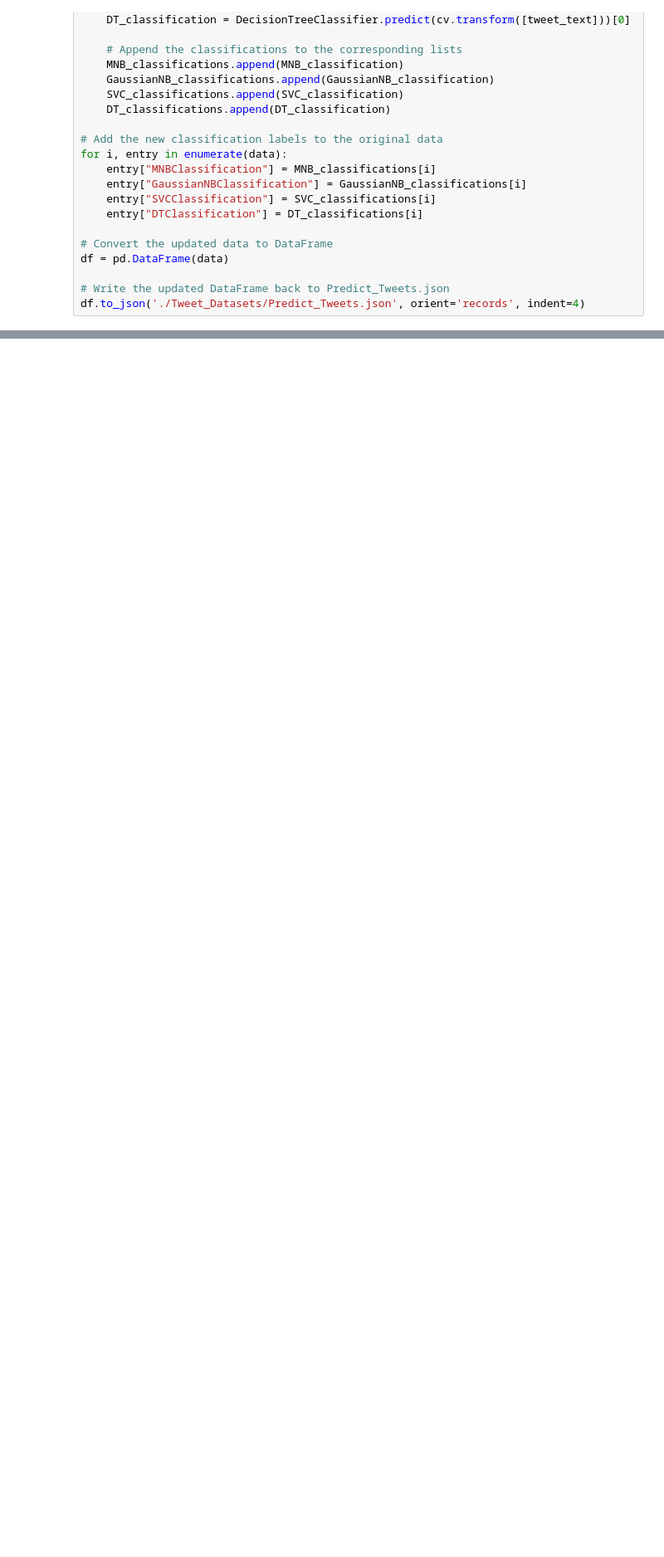
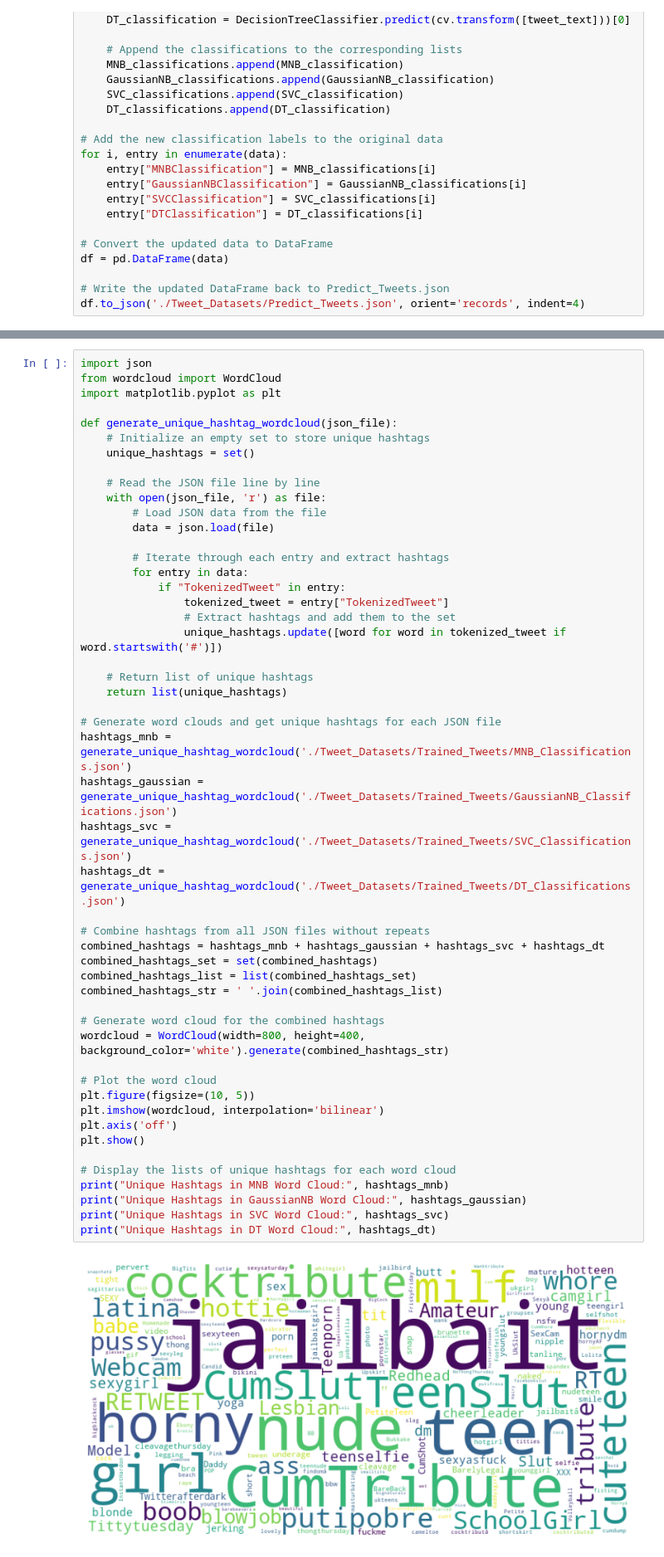
Before and after one commit to joeyholzman/CSAM_Machine_Learning, a Jupyter notebook: MLImplementation.ipynb, the cells around one changed output, grey strips where cells are left out. Shown at 83% size. Cells and saved outputs as stored; diff of their text form; blank space fills up the shorter version.

```diff
--- a/MLImplementation.ipynb
+++ b/MLImplementation.ipynb
@@ -254,0 +469,52 @@ df.to_json('./Tweet_Datasets/Predict_Tweets.json', orient='records', indent=4)
+# %%
+import json
+from wordcloud import WordCloud
+import matplotlib.pyplot as plt
+
+def generate_unique_hashtag_wordcloud(json_file):
+    # Initialize an empty set to store unique hashtags
+    unique_hashtags = set()
+
+    # Read the JSON file line by line
+    with open(json_file, 'r') as file:
+        # Load JSON data from the file
+        data = json.load(file)
+
+        # Iterate through each entry and extract hashtags
+        for entry in data:
+            if "TokenizedTweet" in entry:
+                tokenized_tweet = entry["TokenizedTweet"]
+                # Extract hashtags and add them to the set
+                unique_hashtags.update([word for word in tokenized_tweet if word.startswith('#')])
+
+    # Return list of unique hashtags
+    return list(unique_hashtags)
+
+# Generate word clouds and get unique hashtags for each JSON file
+hashtags_mnb = generate_unique_hashtag_wordcloud('./Tweet_Datasets/Trained_Tweets/MNB_Classifications.json')
+hashtags_gaussian = generate_unique_hashtag_wordcloud('./Tweet_Datasets/Trained_Tweets/GaussianNB_Classifications.json')
+hashtags_svc = generate_unique_hashtag_wordcloud('./Tweet_Datasets/Trained_Tweets/SVC_Classifications.json')
+hashtags_dt = generate_unique_hashtag_wordcloud('./Tweet_Datasets/Trained_Tweets/DT_Classifications.json')
+
+# Combine hashtags from all JSON files without repeats
+combined_hashtags = hashtags_mnb + hashtags_gaussian + hashtags_svc + hashtags_dt
+combined_hashtags_set = set(combined_hashtags)
+combined_hashtags_list = list(combined_hashtags_set)
+combined_hashtags_str = ' '.join(combined_hashtags_list)
+
+# Generate word cloud for the combined hashtags
+wordcloud = WordCloud(width=800, height=400, background_color='white').generate(combined_hashtags_str)
+
+# Plot the word cloud
+plt.figure(figsize=(10, 5))
+plt.imshow(wordcloud, interpolation='bilinear')
+plt.axis('off')
+plt.show()
+
+# Display the lists of unique hashtags for each word cloud
+print("Unique Hashtags in MNB Word Cloud:", hashtags_mnb)
+print("Unique Hashtags in GaussianNB Word Cloud:", hashtags_gaussian)
+print("Unique Hashtags in SVC Word Cloud:", hashtags_svc)
+print("Unique Hashtags in DT Word Cloud:", hashtags_dt)
+# %% [output]
+[figure, added]
```
Also changed, not shown: parts of 12 cells of this notebook, 1 other file.
